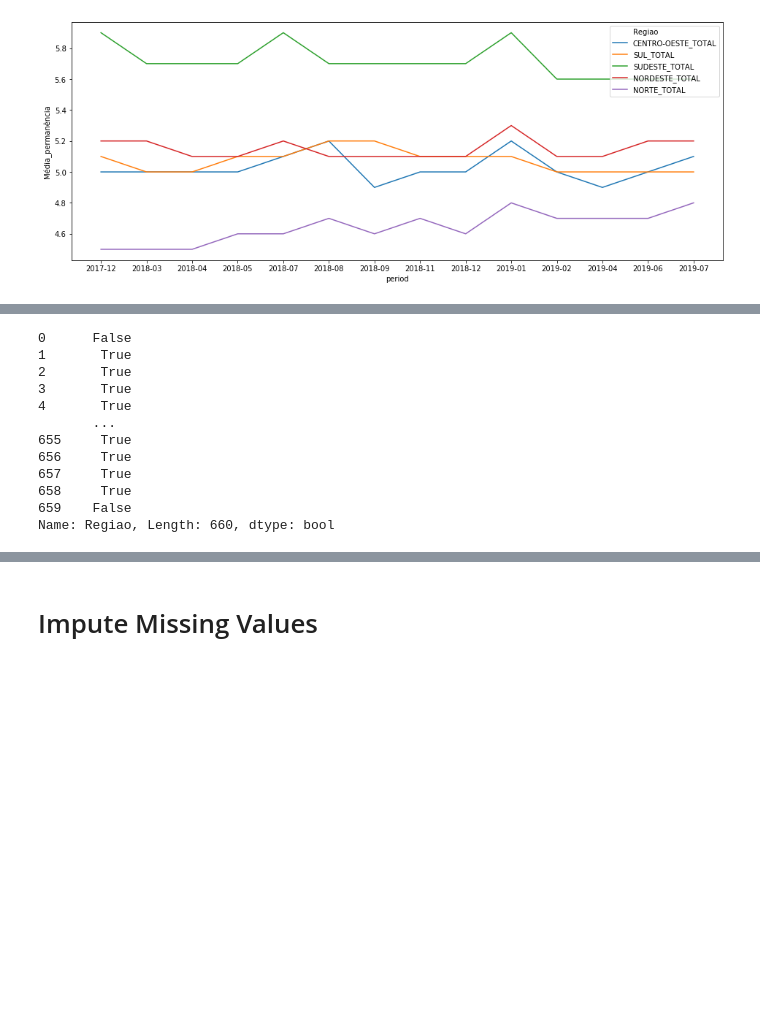
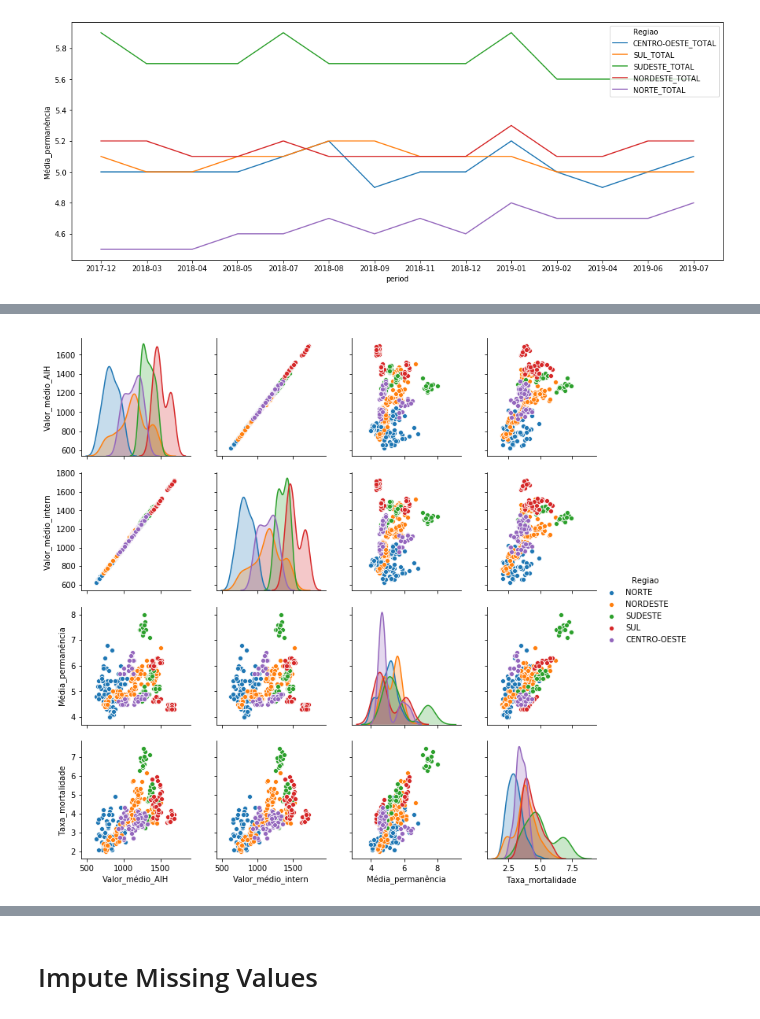
Before and after one commit to leshiota/case_sulamerica, a Jupyter notebook: notebooks/analise.ipynb, the cells around one changed output, grey strips where cells are left out. Drawn from its saved outputs; the diff is of its cells as text; code cells hidden in the pictures; blank space fills up the shorter version.

```diff
--- a/notebooks/analise.ipynb
+++ b/notebooks/analise.ipynb
@@ -225,15 +204,7 @@ SyntaxError: invalid syntax (<ipython-input-2-e97d84ab5ad8>, line 1)
 # %%
-~(df['Regiao'].str.contains("TOTAL", na=False))
+temp_df = df[['Regiao','Valor_médio_AIH', 'Valor_médio_intern',
+              'Média_permanência','Taxa_mortalidade']]
+temp_df = temp_df[~temp_df['Regiao'].str.contains("TOTAL", na=False)].dropna()
+sns.pairplot(data=temp_df, hue='Regiao');
 # %% [output]
-0      False
-1       True
-2       True
-3       True
-4       True
-       ...
-655     True
-656     True
-657     True
-658     True
-659    False
-Name: Regiao, Length: 660, dtype: bool
+[figure, added]
```
Also changed, not shown: parts of 26 cells of this notebook, 1 other file.
